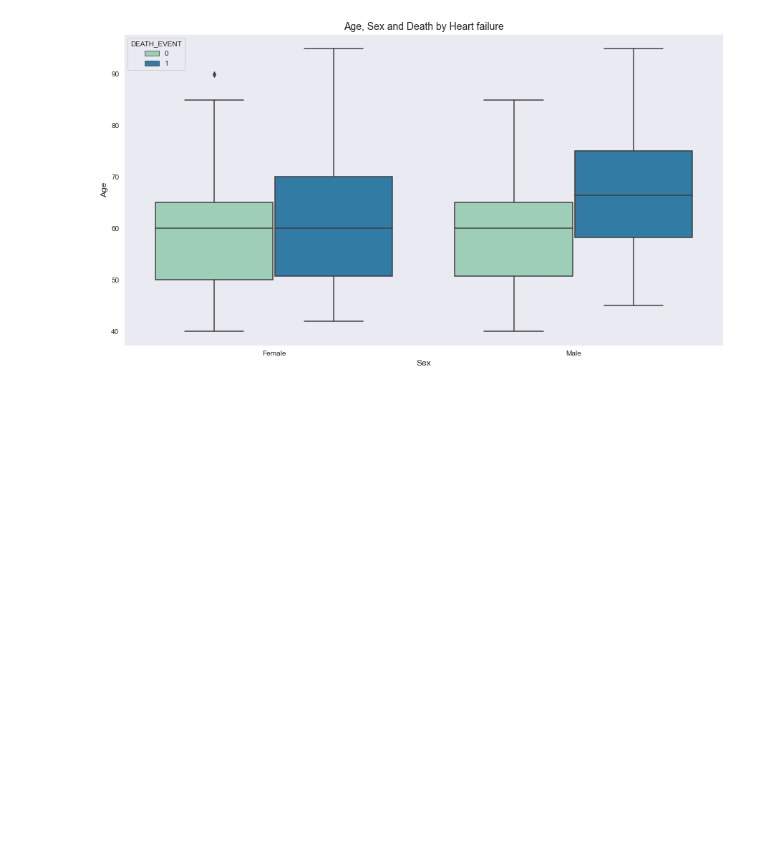
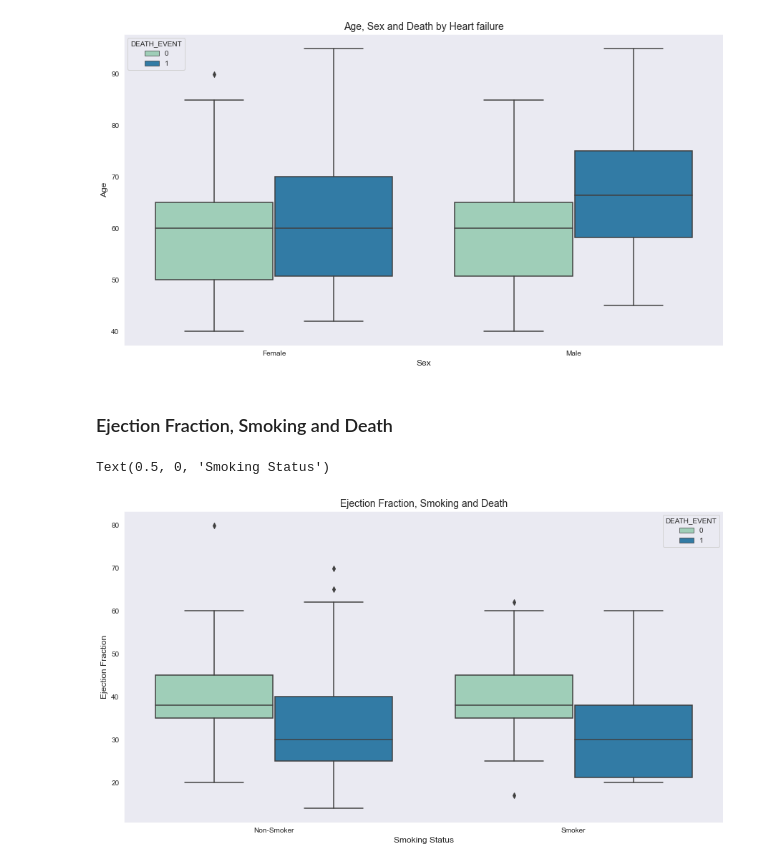
Before and after one commit to pmmc92/Heart_Failure, a Jupyter notebook: mf.ipynb, the cells around one changed output. Saved outputs shown, nothing was run; the diff lists cells and outputs as text; code cells hidden in the pictures; blank space fills up the shorter version.

```diff
--- a/mf.ipynb
+++ b/mf.ipynb
@@ -210,3 +219,15 @@ plt.xlabel("Sex", size = 12)
 # %% [output]
 Text(0.5, 0, 'Sex')
 [figure]
+# %% [markdown]
+### Ejection Fraction, Smoking and Death
+# %%
+plt.figure(figsize = (15,8))
+sns.boxplot(x = "smoking", y = "ejection_fraction", data = df, hue = "DEATH_EVENT", palette = "YlGnBu")
+plt.title("Ejection Fraction, Smoking and Death", size = 14)
+plt.xticks([0,1],["Non-Smoker","Smoker"])
+plt.ylabel("Ejection Fraction", size = 12)
+plt.xlabel("Smoking Status", size = 12)
+# %% [output]
+Text(0.5, 0, 'Smoking Status')
+[figure, added]
```
Also changed, not shown: parts of 17 cells of this notebook.
